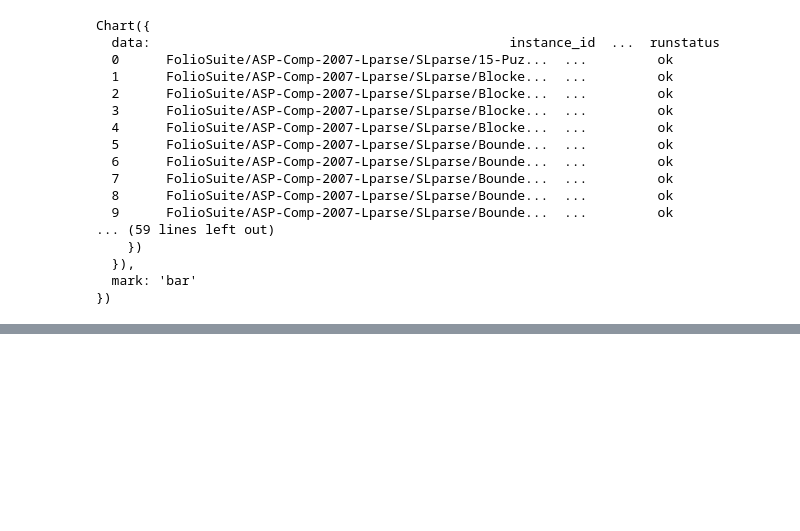
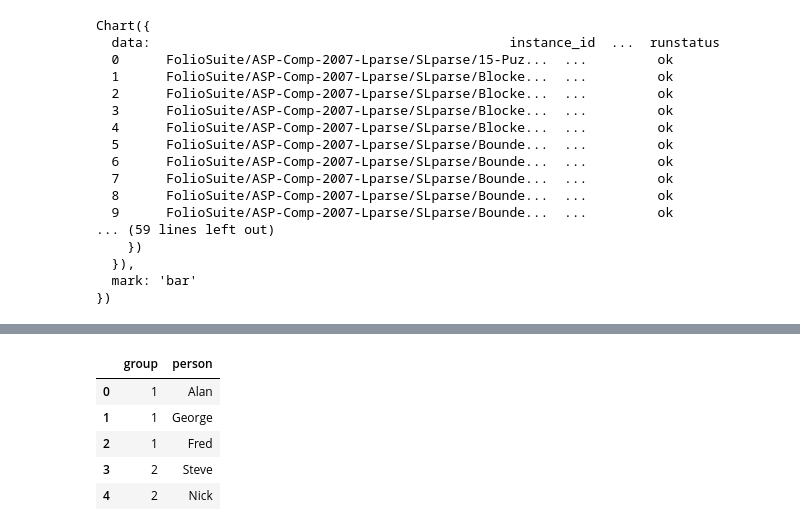
Before and after one commit to chawlaKat/Notebook-Noodlings, a Jupyter notebook: Get_Scattered_Fancy.ipynb, the cells around one changed output, grey strips where cells are left out. Saved outputs shown, nothing was run; the diff lists cells and outputs as text; code cells hidden in the pictures; blank space fills up the shorter version.

```diff
--- a/Get_Scattered_Fancy.ipynb
+++ b/Get_Scattered_Fancy.ipynb
@@ -845,0 +949,11 @@ Chart({
+# %%
+from vega_datasets import data
+people = data.lookup_people()
+groups = data.lookup_groups()
+# %% [output]
+|  | group | person |
+| 0 | 1 | Alan |
+| 1 | 1 | George |
+| 2 | 1 | Fred |
+| 3 | 2 | Steve |
+| 4 | 2 | Nick |
```
Also changed, not shown: parts of 14 cells of this notebook.
